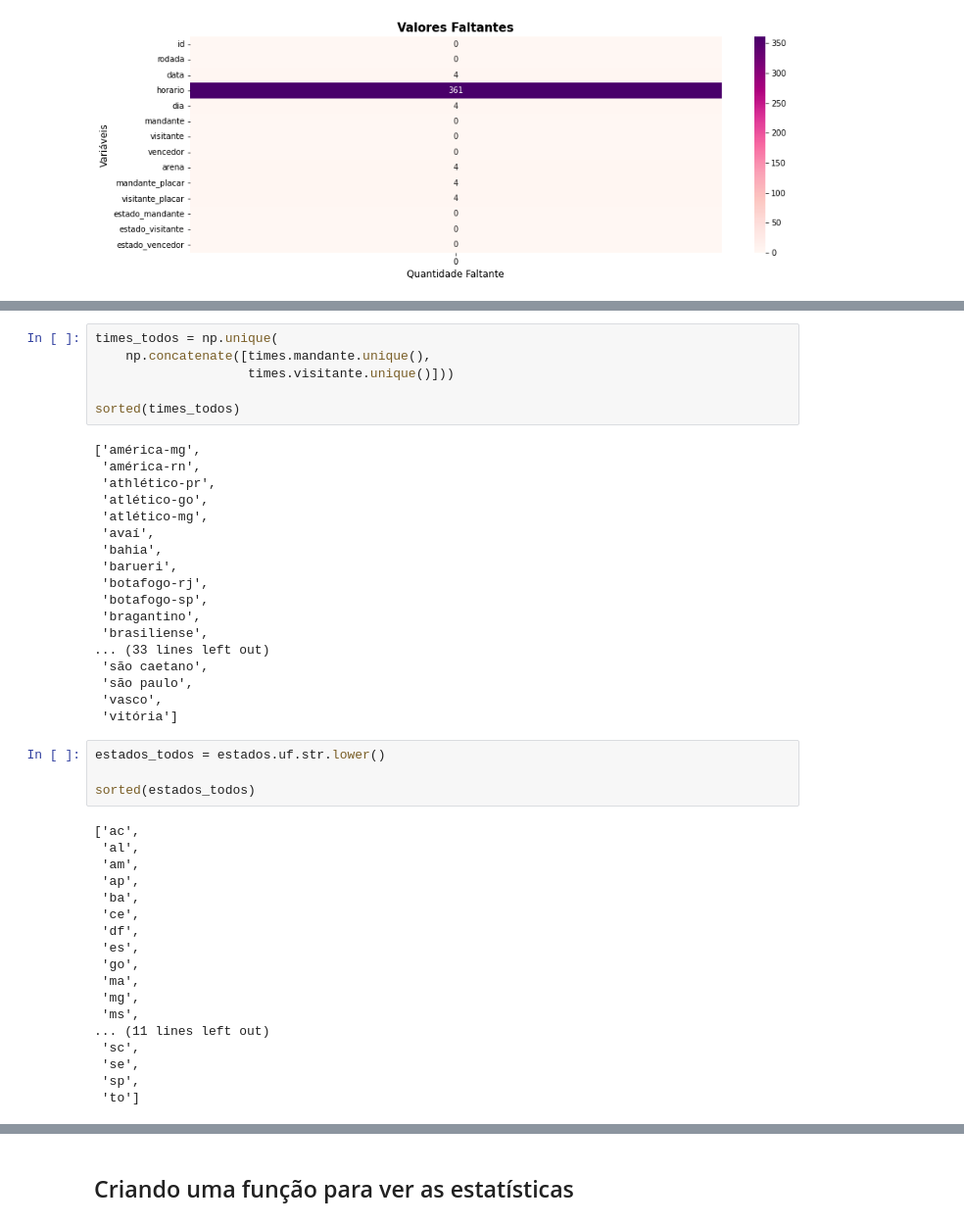
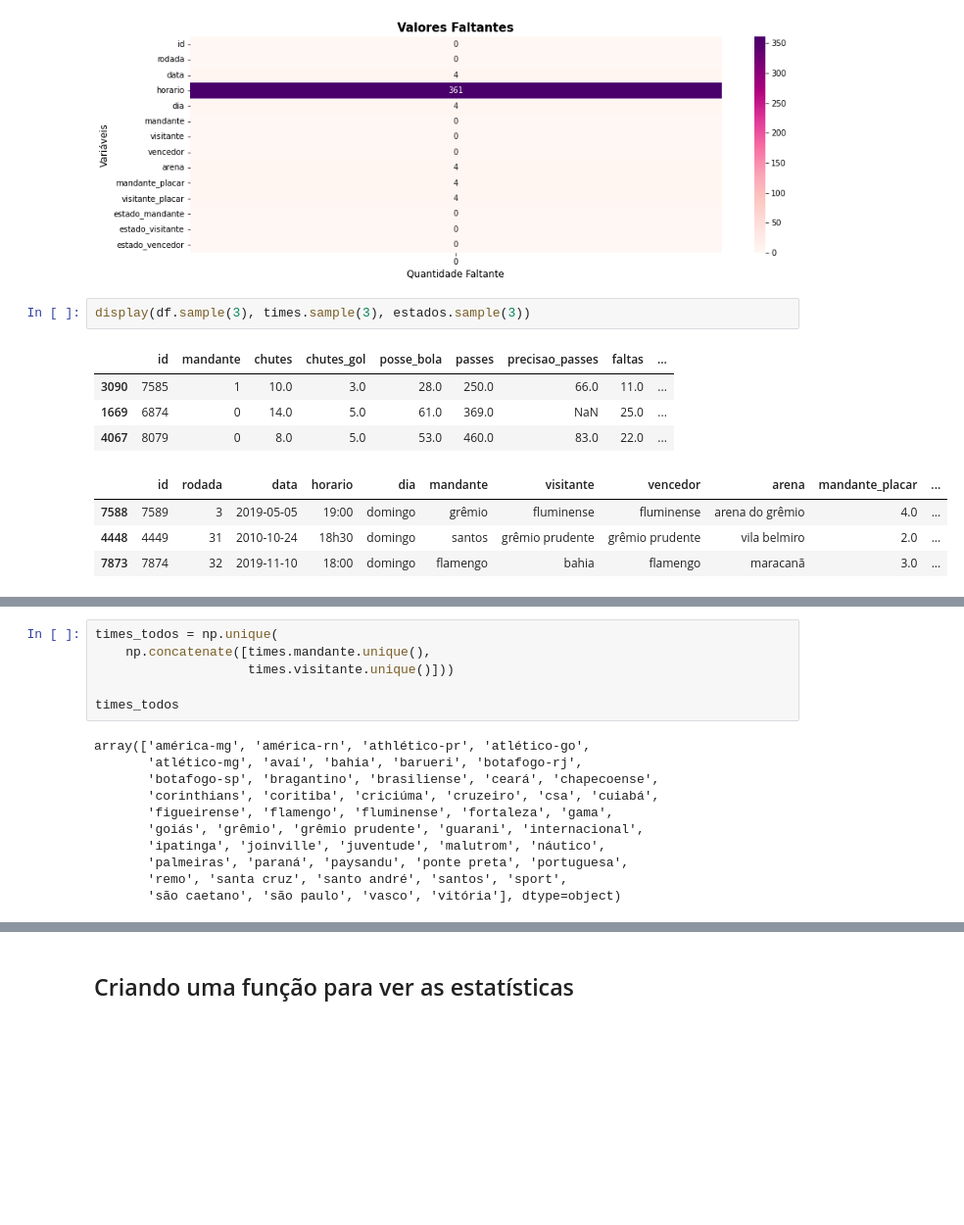
Before and after one commit to FelipeGBarreto/Campeonato_Brasileiro, a Jupyter notebook: BRASILEIRÃO.ipynb, the cells around one changed output, grey strips where cells are left out. Shown: that part at 98% size. Saved outputs shown, nothing was run; the diff lists cells and outputs as text; blank space fills up the shorter version.

```diff
--- a/BRASILEIRÃO.ipynb
+++ b/BRASILEIRÃO.ipynb
@@ -167,3 +174,14 @@ missing_map(times, 15, 5, color="RdPu")
 # %% [output]
 [figure]
 [figure]
+# %%
+display(df.sample(3), times.sample(3), estados.sample(3))
+# %% [output]
+|  | id | mandante | chutes | chutes_gol | posse_bola | passes | precisao_passes | faltas | ... |
+| 3090 | 7585 | 1 | 10.0 | 3.0 | 28.0 | 250.0 | 66.0 | 11.0 | ... |
+| 1669 | 6874 | 0 | 14.0 | 5.0 | 61.0 | 369.0 | NaN | 25.0 | ... |
+| 4067 | 8079 | 0 | 8.0 | 5.0 | 53.0 | 460.0 | 83.0 | 22.0 | ... |
+|  | id | rodada | data | horario | dia | mandante | visitante | vencedor | arena | mandante_placar | ... |
+| 7588 | 7589 | 3 | 2019-05-05 | 19:00 | domingo | grêmio | fluminense | fluminense | arena do grêmio | 4.0 | ... |
+| 4448 | 4449 | 31 | 2010-10-24 | 18h30 | domingo | santos | grêmio prudente | grêmio prudente | vila belmiro | 2.0 | ... |
+| 7873 | 7874 | 32 | 2019-11-10 | 18:00 | domingo | flamengo | bahia | flamengo | maracanã | 3.0 | ... |
@@ -172,44 +194,15 @@ times_todos = np.unique(
     np.concatenate([times.mandante.unique(),
                     times.visitante.unique()]))
 
-sorted(times_todos)
+times_todos
 # %% [output]
-['américa-mg',
- 'américa-rn',
- 'athlético-pr',
- 'atlético-go',
- 'atlético-mg',
- 'avaí',
- 'bahia',
- 'barueri',
- 'botafogo-rj',
- 'botafogo-sp',
- 'bragantino',
- 'brasiliense',
-... (33 lines left out)
- 'são caetano',
- 'são paulo',
- 'vasco',
- 'vitória']
+array(['américa-mg', 'américa-rn', 'athlético-pr', 'atlético-go',
+       'atlético-mg', 'avaí', 'bahia', 'barueri', 'botafogo-rj',
+       'botafogo-sp', 'bragantino', 'brasiliense', 'ceará', 'chapecoense',
+       'corinthians', 'coritiba', 'criciúma', 'cruzeiro', 'csa', 'cuiabá',
+       'figueirense', 'flamengo', 'fluminense', 'fortaleza', 'gama',
+       'goiás', 'grêmio', 'grêmio prudente', 'guarani', 'internacional',
+       'ipatinga', 'joinville', 'juventude', 'malutrom', 'náutico',
+       'palmeiras', 'paraná', 'paysandu', 'ponte preta', 'portuguesa',
+       'remo', 'santa cruz', 'santo andré', 'santos', 'sport',
+       'são caetano', 'são paulo', 'vasco', 'vitória'], dtype=object)
-# %%
-estados_todos = estados.uf.str.lower()
-
-sorted(estados_todos)
-# %% [output]
-['ac',
- 'al',
- 'am',
- 'ap',
- 'ba',
- 'ce',
- 'df',
- 'es',
- 'go',
- 'ma',
- 'mg',
- 'ms',
-... (11 lines left out)
- 'sc',
- 'se',
- 'sp',
- 'to']
```
Also changed, not shown: parts of 8 cells of this notebook.
